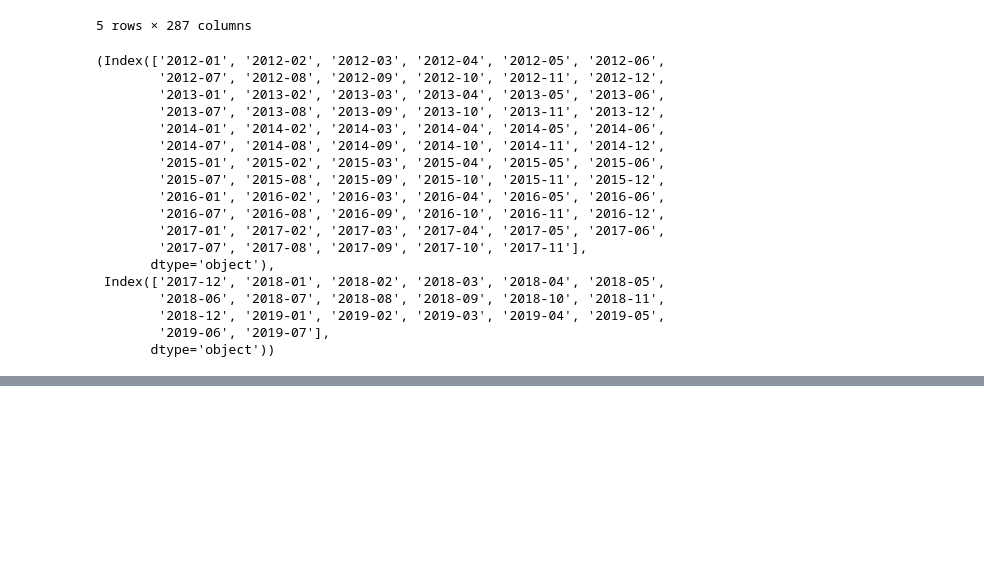
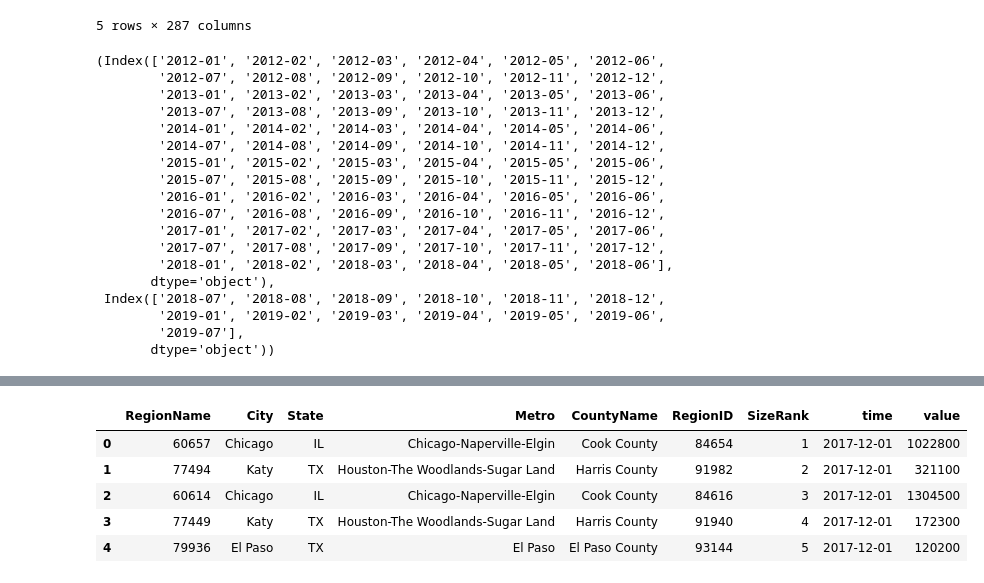
Before and after one commit to nedaresa/Recommending-Real-Estate-Investments-Using-Time-Series-Models, a Jupyter notebook: updated_zillow_data.ipynb, the cells around one changed output, grey strips where cells are left out. Drawn from its saved outputs; the diff is of its cells as text; code cells hidden in the pictures; blank space fills up the shorter version.

```diff
--- a/updated_zillow_data.ipynb
+++ b/updated_zillow_data.ipynb
@@ -88,8 +88,8 @@ zillow_updated_2012_df['Metro'].fillna('N/S', inplace=True)
 #zillow_updated_2012_df.info()
 # %%
 #split train_test split, 2012-01 to 2018-06 for train, 2018-07 to 2019-07
-cols_train = zillow_updated_2012_df.columns[7:78]
-cols_test = zillow_updated_2012_df.columns[78:]
+cols_train = zillow_updated_2012_df.columns[7:85]
+cols_test = zillow_updated_2012_df.columns[85:]
 cols_train, cols_test
 # %% [output]
 (Index(['2012-01', '2012-02', '2012-03', '2012-04', '2012-05', '2012-06',
@@ -103,12 +103,12 @@ cols_train, cols_test
         '2016-01', '2016-02', '2016-03', '2016-04', '2016-05', '2016-06',
         '2016-07', '2016-08', '2016-09', '2016-10', '2016-11', '2016-12',
         '2017-01', '2017-02', '2017-03', '2017-04', '2017-05', '2017-06',
-        '2017-07', '2017-08', '2017-09', '2017-10', '2017-11'],
+        '2017-07', '2017-08', '2017-09', '2017-10', '2017-11', '2017-12',
+        '2018-01', '2018-02', '2018-03', '2018-04', '2018-05', '2018-06'],
        dtype='object'),
- Index(['2017-12', '2018-01', '2018-02', '2018-03', '2018-04', '2018-05',
-        '2018-06', '2018-07', '2018-08', '2018-09', '2018-10', '2018-11',
-        '2018-12', '2019-01', '2019-02', '2019-03', '2019-04', '2019-05',
-        '2019-06', '2019-07'],
+ Index(['2018-07', '2018-08', '2018-09', '2018-10', '2018-11', '2018-12',
+        '2019-01', '2019-02', '2019-03', '2019-04', '2019-05', '2019-06',
+        '2019-07'],
        dtype='object'))
 # %%
 #subset dataframes by train and test
@@ -171,3 +171,12 @@ train_melt_df.head(15)
 #list(z30032['2014-01'])[0]/list(z30032['2013-01'])[0]
 # %%
 #zillow_updated_df.loc[zillow_updated_df['RegionName']==30032]
+# %%
+test_melt_df.head()
+# %% [output]
+|  | RegionName | City | State | Metro | CountyName | RegionID | SizeRank | time | value |
+| 0 | 60657 | Chicago | IL | Chicago-Naperville-Elgin | Cook County | 84654 | 1 | 2017-12-01 | 1022800 |
+| 1 | 77494 | Katy | TX | Houston-The Woodlands-Sugar Land | Harris County | 91982 | 2 | 2017-12-01 | 321100 |
+| 2 | 60614 | Chicago | IL | Chicago-Naperville-Elgin | Cook County | 84616 | 3 | 2017-12-01 | 1304500 |
+| 3 | 77449 | Katy | TX | Houston-The Woodlands-Sugar Land | Harris County | 91940 | 4 | 2017-12-01 | 172300 |
+| 4 | 79936 | El Paso | TX | El Paso | El Paso County | 93144 | 5 | 2017-12-01 | 120200 |
```
Also changed, not shown: parts of 4 cells of this notebook.
